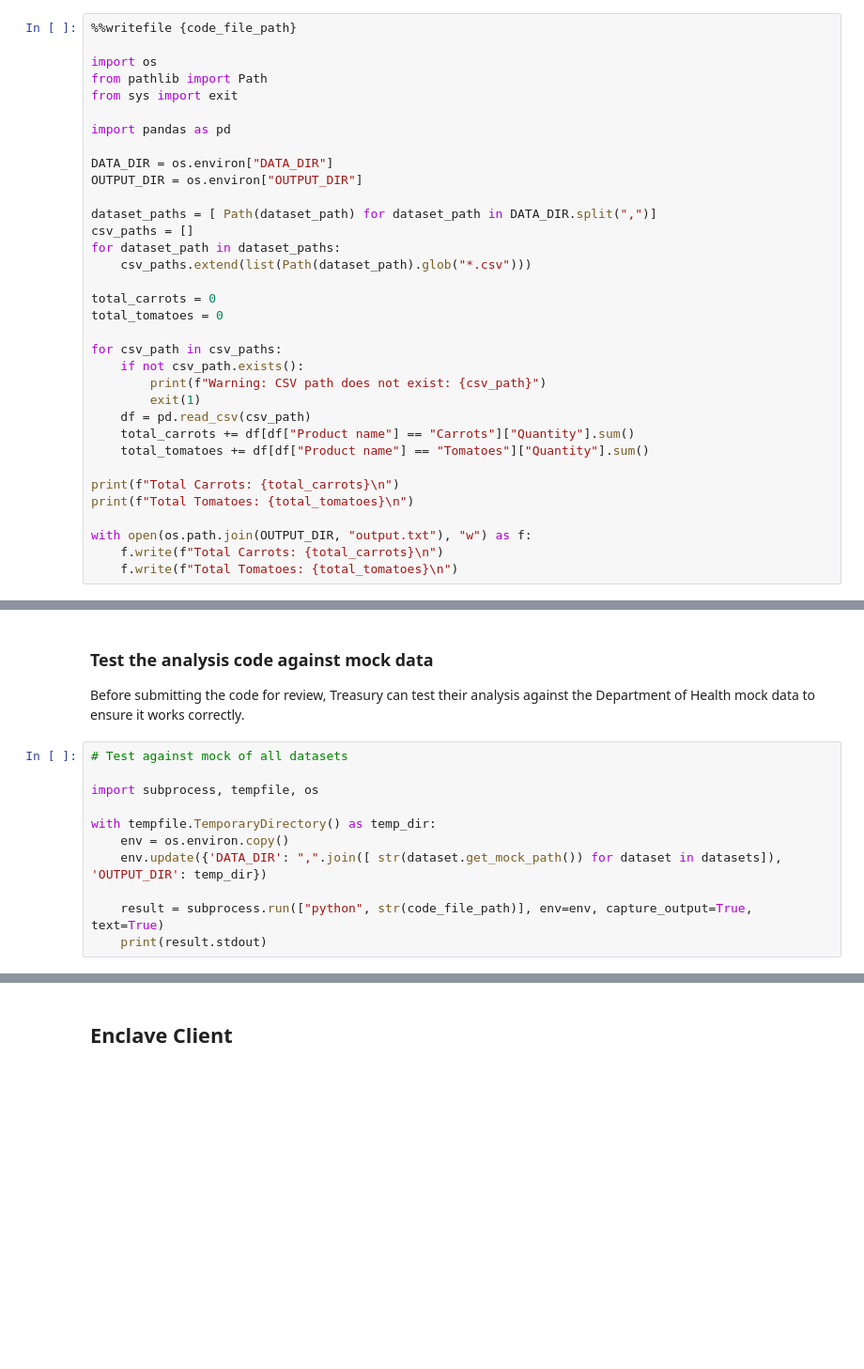
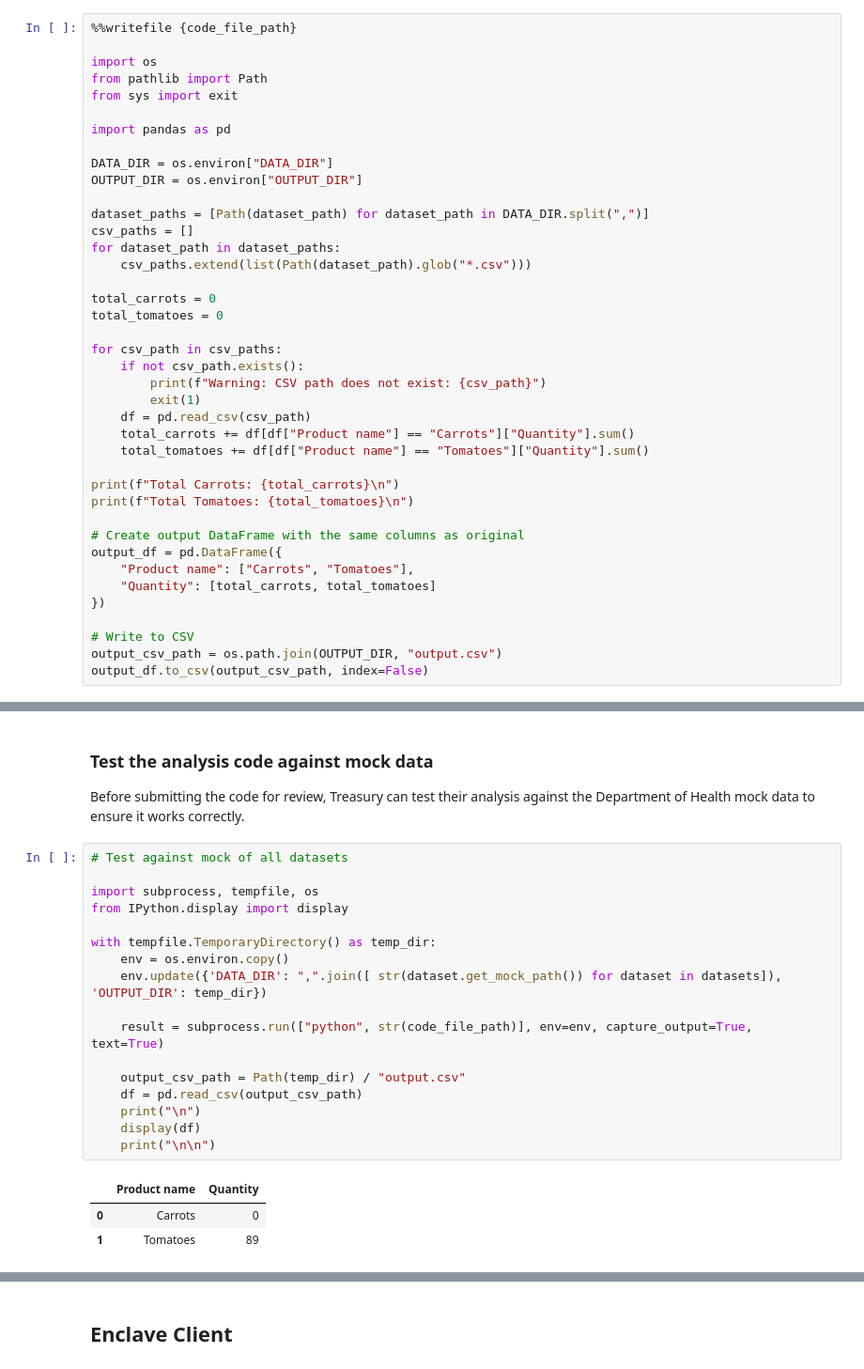
Before and after one commit to OpenMined/datasets, a Jupyter notebook: enclave/organic-coop/DS-NDL-E2E.ipynb, the cells around one changed output, grey strips where cells are left out. Shown: that part at 94% size. Cells and saved outputs as stored; diff of their text form; blank space fills up the shorter version.

```diff
--- a/enclave/organic-coop/DS-NDL-E2E.ipynb
+++ b/enclave/organic-coop/DS-NDL-E2E.ipynb
@@ -63,7 +86,7 @@ import pandas as pd
 DATA_DIR = os.environ["DATA_DIR"]
 OUTPUT_DIR = os.environ["OUTPUT_DIR"]
 
-dataset_paths = [ Path(dataset_path) for dataset_path in DATA_DIR.split(",")]
+dataset_paths = [Path(dataset_path) for dataset_path in DATA_DIR.split(",")]
 csv_paths = []
 for dataset_path in dataset_paths:
     csv_paths.extend(list(Path(dataset_path).glob("*.csv")))
@@ -82,6 +105,12 @@ for csv_path in csv_paths:
 print(f"Total Carrots: {total_carrots}\n")
 print(f"Total Tomatoes: {total_tomatoes}\n")
 
-with open(os.path.join(OUTPUT_DIR, "output.txt"), "w") as f:
-    f.write(f"Total Carrots: {total_carrots}\n")
-    f.write(f"Total Tomatoes: {total_tomatoes}\n")
+# Create output DataFrame with the same columns as original
+output_df = pd.DataFrame({
+    "Product name": ["Carrots", "Tomatoes"],
+    "Quantity": [total_carrots, total_tomatoes]
+})
+
+# Write to CSV
+output_csv_path = os.path.join(OUTPUT_DIR, "output.csv")
+output_df.to_csv(output_csv_path, index=False)
@@ -92,14 +123,24 @@ Before submitting the code for review, Treasury can test their analysis against
 # %%
 # Test against mock of all datasets
 
 import subprocess, tempfile, os
+from IPython.display import display
 
 with tempfile.TemporaryDirectory() as temp_dir:
     env = os.environ.copy()
     env.update({'DATA_DIR': ",".join([ str(dataset.get_mock_path()) for dataset in datasets]), 'OUTPUT_DIR': temp_dir})
 
     result = subprocess.run(["python", str(code_file_path)], env=env, capture_output=True, text=True)
-    print(result.stdout)
+
+    output_csv_path = Path(temp_dir) / "output.csv"
+    df = pd.read_csv(output_csv_path)
+    print("\n")
+    display(df)
+    print("\n\n")
+# %% [output]
+|  | Product name | Quantity |
+| 0 | Carrots | 0 |
+| 1 | Tomatoes | 89 |
 # %%
 from uuid import uuid4
 
```
Also changed, not shown: parts of 16 cells of this notebook.
